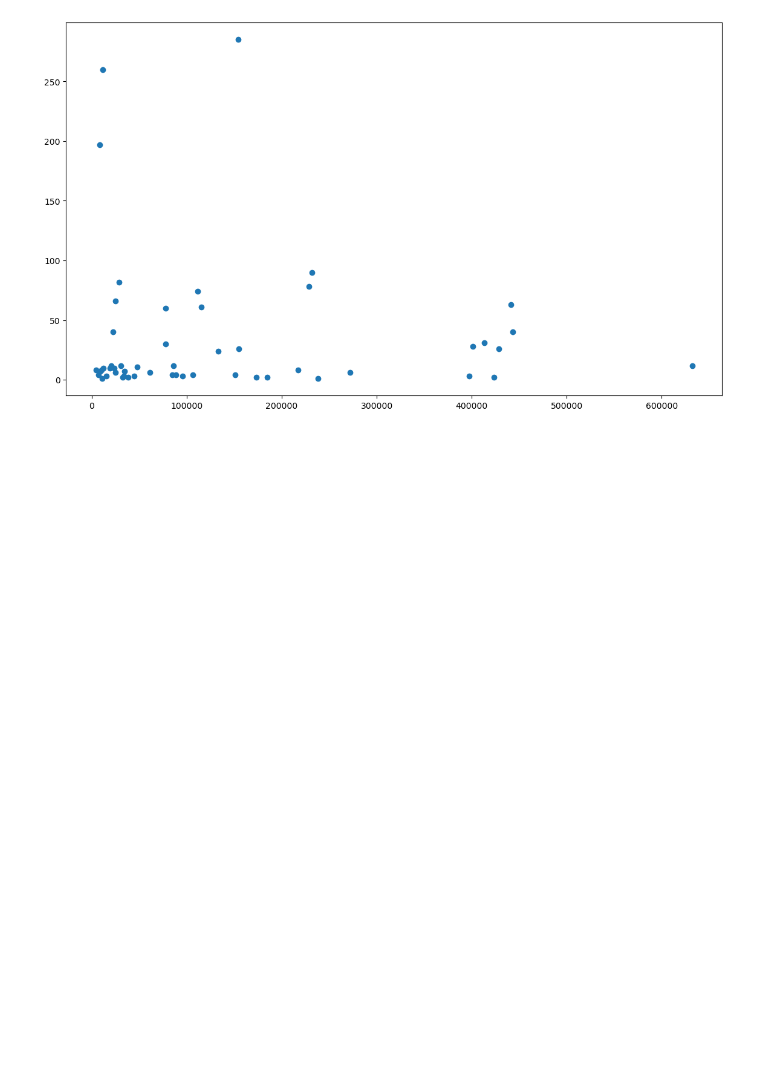
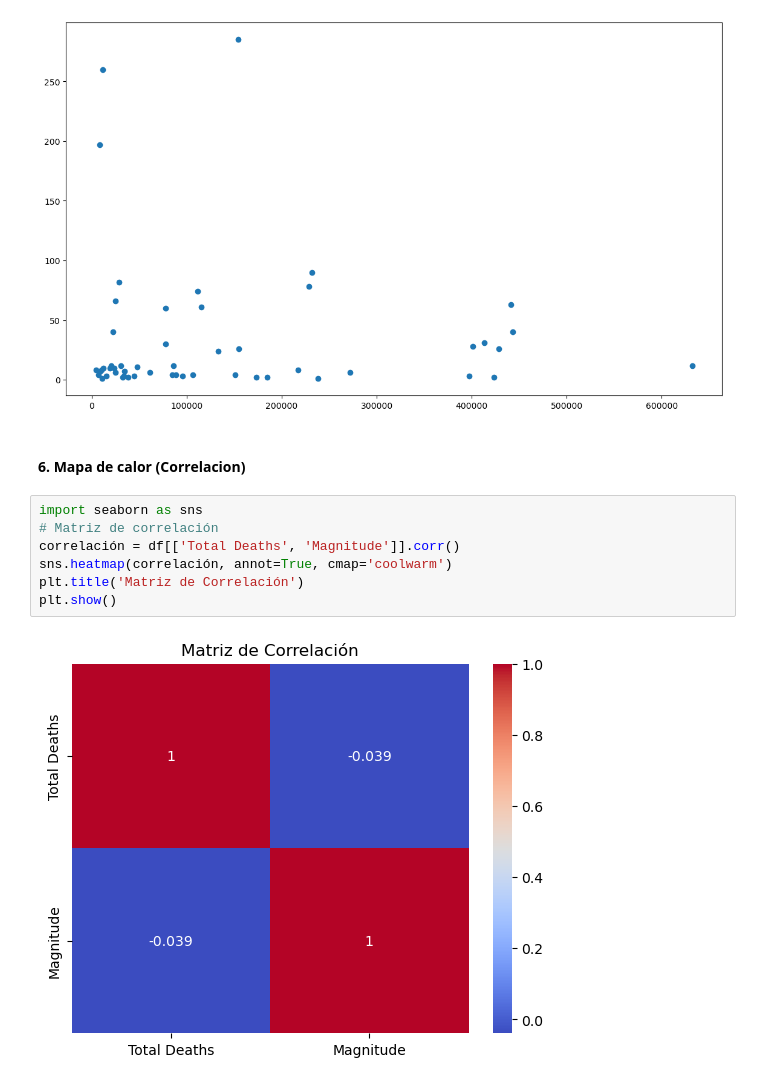
Before and after one commit to JulioZambrano91/Lights-of-Hope, a Jupyter notebook: main/data_relacion_magnitud_muertos_2019_2021.ipynb, the cells around one changed output. Cells and saved outputs as stored; diff of their text form; blank space fills up the shorter version.

```diff
--- a/main/data_relacion_magnitud_muertos_2019_2021.ipynb
+++ b/main/data_relacion_magnitud_muertos_2019_2021.ipynb
@@ -181,3 +181,14 @@ plt.scatter(relacion_mag_deaths['Magnitud'], relacion_mag_deaths['Muertos'])
 plt.show()
 # %% [output]
 [figure]
+# %% [markdown]
+#### 6. Mapa de calor (Correlacion)
+# %%
+import seaborn as sns
+# Matriz de correlación
+correlación = df[['Total Deaths', 'Magnitude']].corr()
+sns.heatmap(correlación, annot=True, cmap='coolwarm')
+plt.title('Matriz de Correlación')
+plt.show()
+# %% [output]
+[figure, added]
```
Also changed, not shown: parts of 2 cells of this notebook, 1 other file.
